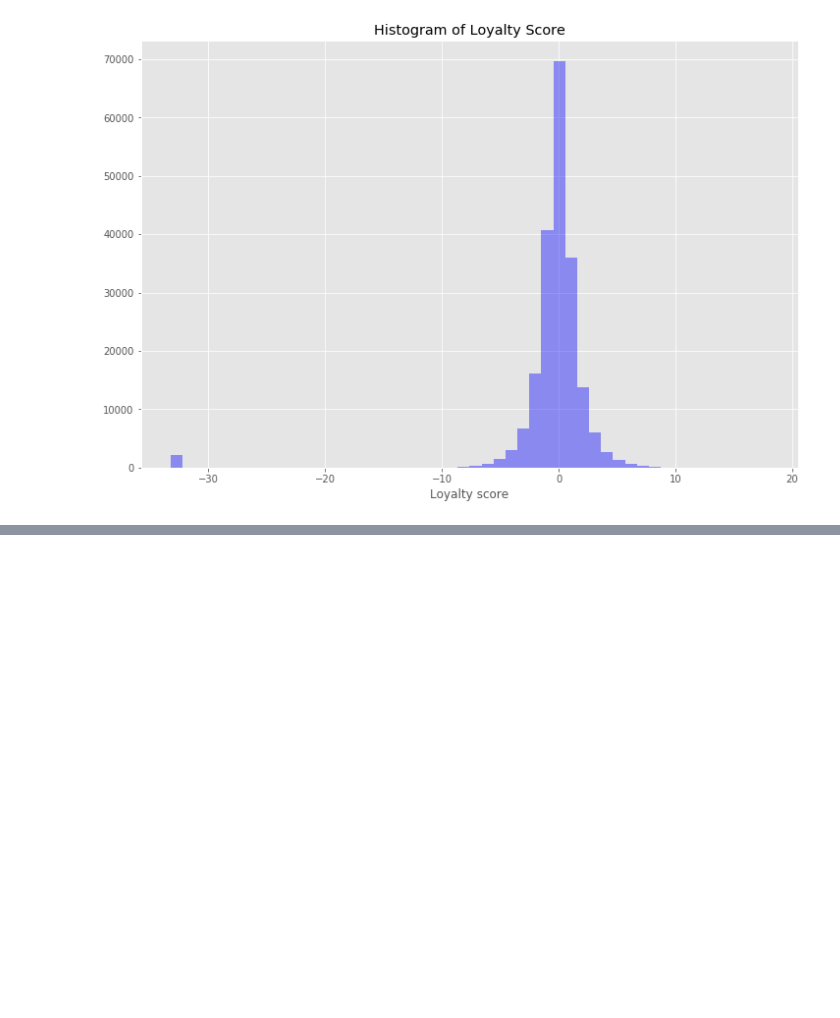
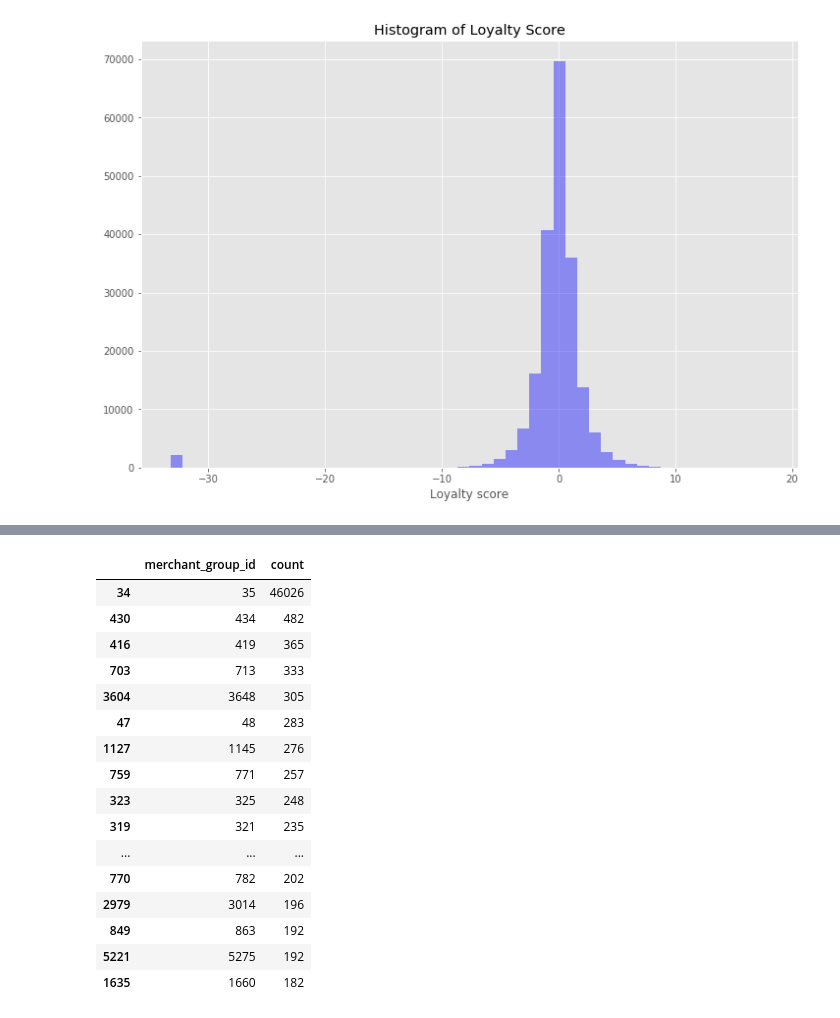
Before and after one commit to freestander/kaggle-elo-recommendation, a Jupyter notebook: notebook/kaggle_elo_recommendation_eda.ipynb, the cells around one changed output, grey strips where cells are left out. Cells and saved outputs as stored; diff of their text form; code cells hidden in the pictures; blank space fills up the shorter version.

```diff
--- a/notebook/kaggle_elo_recommendation_eda.ipynb
+++ b/notebook/kaggle_elo_recommendation_eda.ipynb
@@ -374,0 +582,21 @@ plt.show()
+# %%
+merch_df.groupby('merchant_group_id')['merchant_id'].count().reset_index(name='count').sort_values(['count'],
+                                                                                                   ascending=False).head(20)
+# %% [output]
+|  | merchant_group_id | count |
+| 34 | 35 | 46026 |
+| 430 | 434 | 482 |
+| 416 | 419 | 365 |
+| 703 | 713 | 333 |
+| 3604 | 3648 | 305 |
+| 47 | 48 | 283 |
+| 1127 | 1145 | 276 |
+| 759 | 771 | 257 |
+| 323 | 325 | 248 |
+| 319 | 321 | 235 |
+| ... | ... | ... |
+| 770 | 782 | 202 |
+| 2979 | 3014 | 196 |
+| 849 | 863 | 192 |
+| 5221 | 5275 | 192 |
+| 1635 | 1660 | 182 |
```
Also changed, not shown: parts of 31 cells of this notebook.
